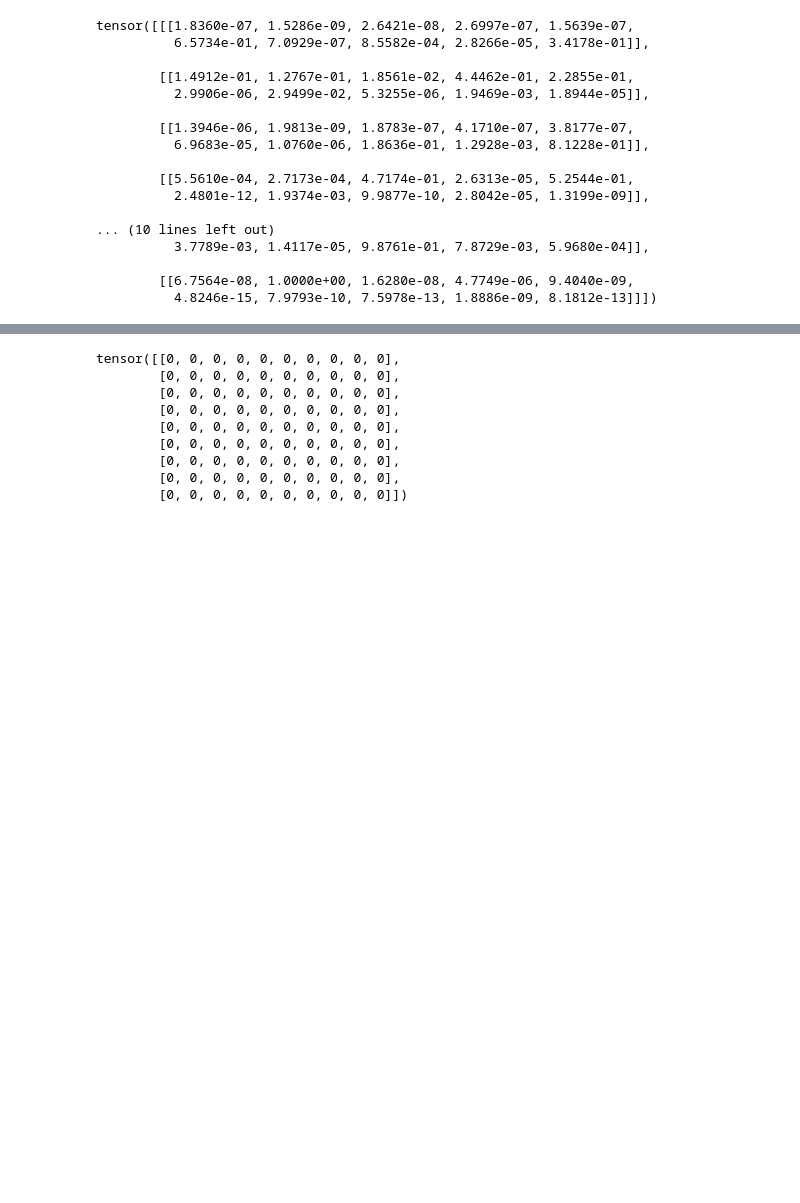
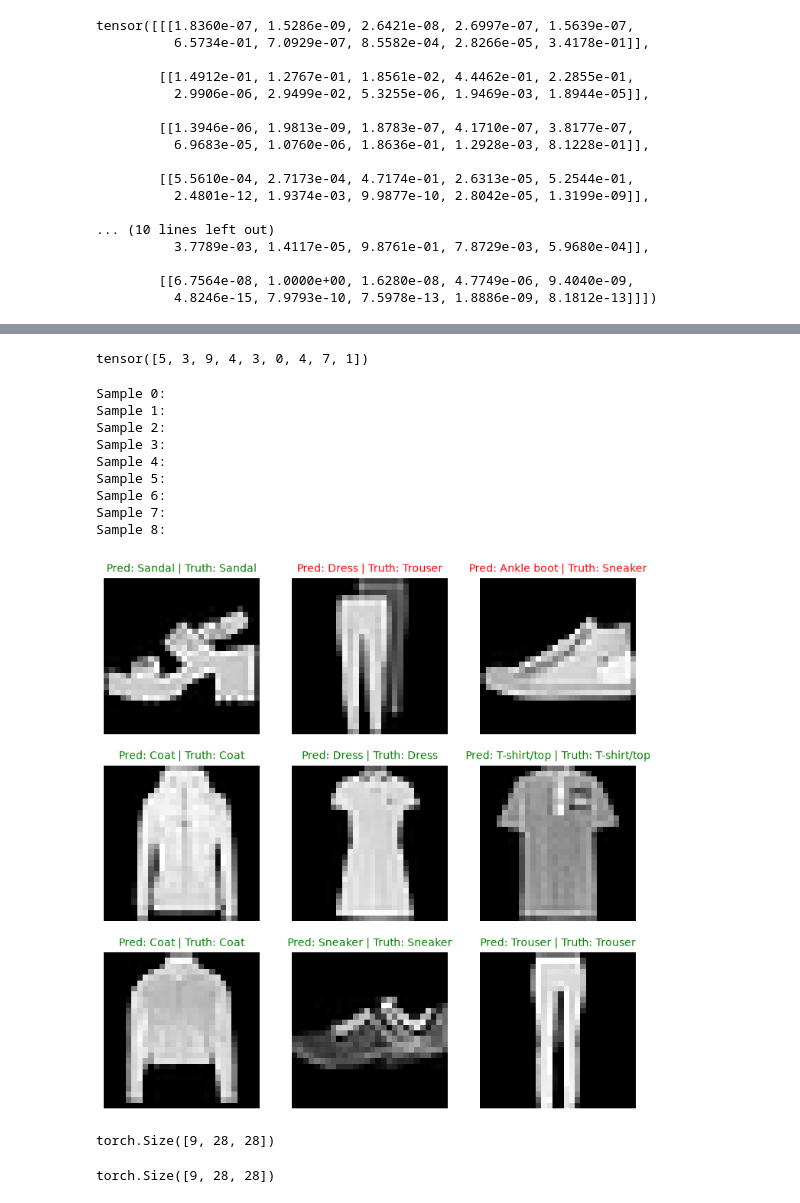
Before and after one commit to Hassan3924/PyTorch-practice, a Jupyter notebook: computer-vision.ipynb, the cells around one changed output, grey strips where cells are left out. Drawn from its saved outputs; the diff is of its cells as text; code cells hidden in the pictures; blank space fills up the shorter version.

```diff
--- a/computer-vision.ipynb
+++ b/computer-vision.ipynb
@@ -1049,3 +1051,5 @@ tensor([[[1.8360e-07, 1.5286e-09, 2.6421e-08, 2.6997e-07, 1.5639e-07,
 
         [[6.7564e-08, 1.0000e+00, 1.6280e-08, 4.7749e-06, 9.4040e-09,
           4.8246e-15, 7.9793e-10, 7.5978e-13, 1.8886e-09, 8.1812e-13]]])
+# %%
+pred_probs = pred_probs.squeeze()
@@ -1053,31 +1100,52 @@ tensor([[[1.8360e-07, 1.5286e-09, 2.6421e-08, 2.6997e-07, 1.5639e-07,
 pred_classes = pred_probs.argmax(dim = 1)
 pred_classes
 # %% [output]
-tensor([[0, 0, 0, 0, 0, 0, 0, 0, 0, 0],
-        [0, 0, 0, 0, 0, 0, 0, 0, 0, 0],
-        [0, 0, 0, 0, 0, 0, 0, 0, 0, 0],
-        [0, 0, 0, 0, 0, 0, 0, 0, 0, 0],
-        [0, 0, 0, 0, 0, 0, 0, 0, 0, 0],
-        [0, 0, 0, 0, 0, 0, 0, 0, 0, 0],
-        [0, 0, 0, 0, 0, 0, 0, 0, 0, 0],
-        [0, 0, 0, 0, 0, 0, 0, 0, 0, 0],
-        [0, 0, 0, 0, 0, 0, 0, 0, 0, 0]])
+tensor([5, 3, 9, 4, 3, 0, 4, 7, 1])
 # %%
 # Make predictions
 plt.figure(figsize = (9,9))
 nrows = 3
 ncols = 3
 for i, sample in enumerate(test_samples):
     # Create subplot
     plt.subplot(nrows, ncols, i+1)
+    print(f"Sample {i}:")
 
     # Plot the target image
     plt.imshow(sample.squeeze(), cmap = "gray")
 
     # Find the prediction
     pred_label = class_names[pred_classes[i]]
 
     # Get the truth label (in text form)
     truth_label = class_names[test_labels[i]]
 
     title_text = f"Pred: {pred_label} | Truth: {truth_label}"
+
+    # Check for equality between pred and truth and change color of title text
+    if pred_label == truth_label:
+        plt.title(title_text, fontsize = 10, c = "g")
+    else:
+        plt.title(title_text, fontsize = 10, c = "r")
+
+    plt.axis(False);
+# %% [output]
+Sample 0:
+Sample 1:
+Sample 2:
+Sample 3:
+Sample 4:
+Sample 5:
+Sample 6:
+Sample 7:
+Sample 8:
+[figure, added]
+# %%
+tensor_sample = torch.randn(size = (9, 28, 28))
+tensor_sample.shape
+# %% [output]
+torch.Size([9, 28, 28])
+# %%
+tensor_sample.squeeze().shape
+# %% [output]
+torch.Size([9, 28, 28])
```
Also changed, not shown: parts of 22 cells of this notebook, 5 other files.
